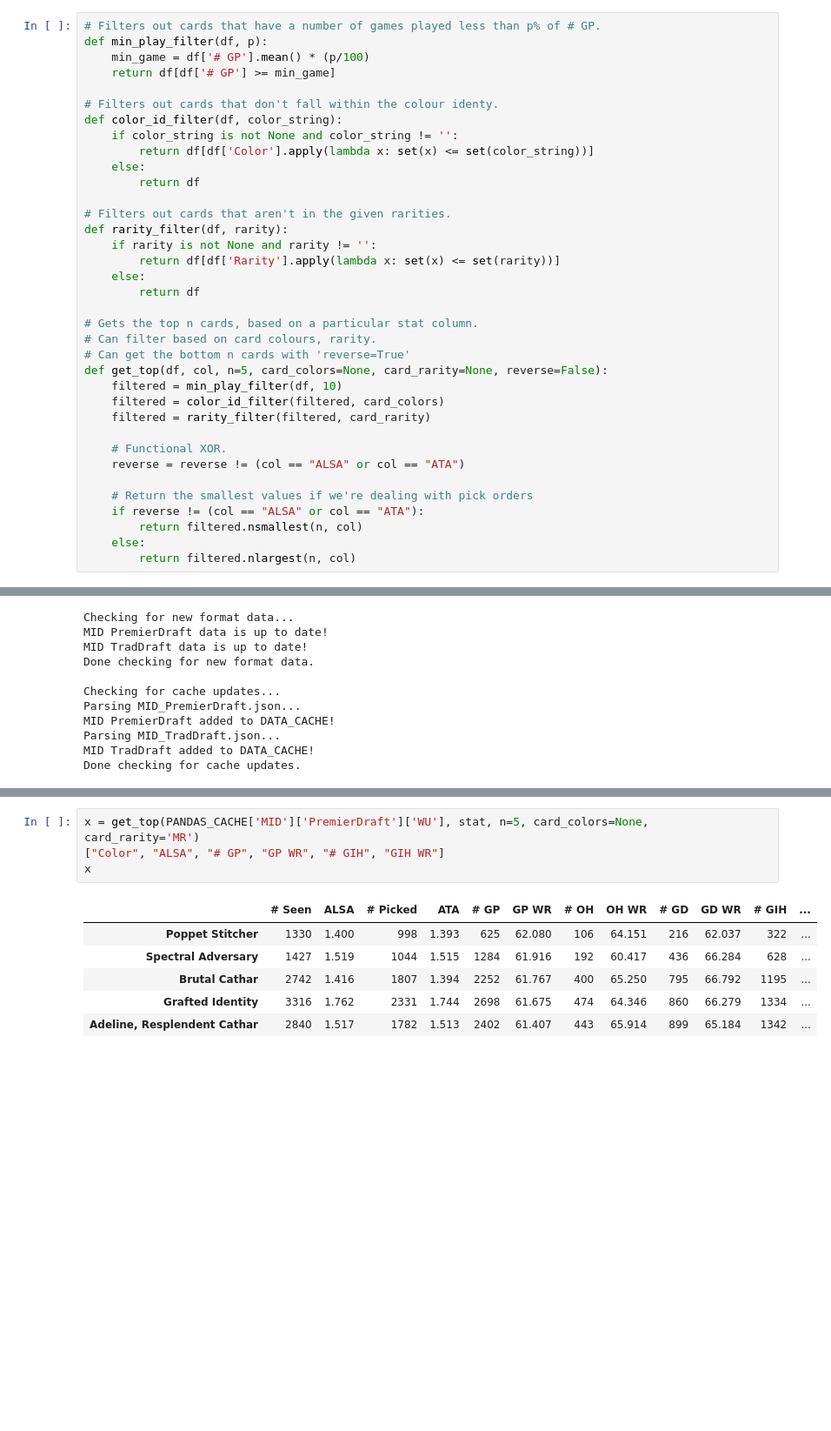
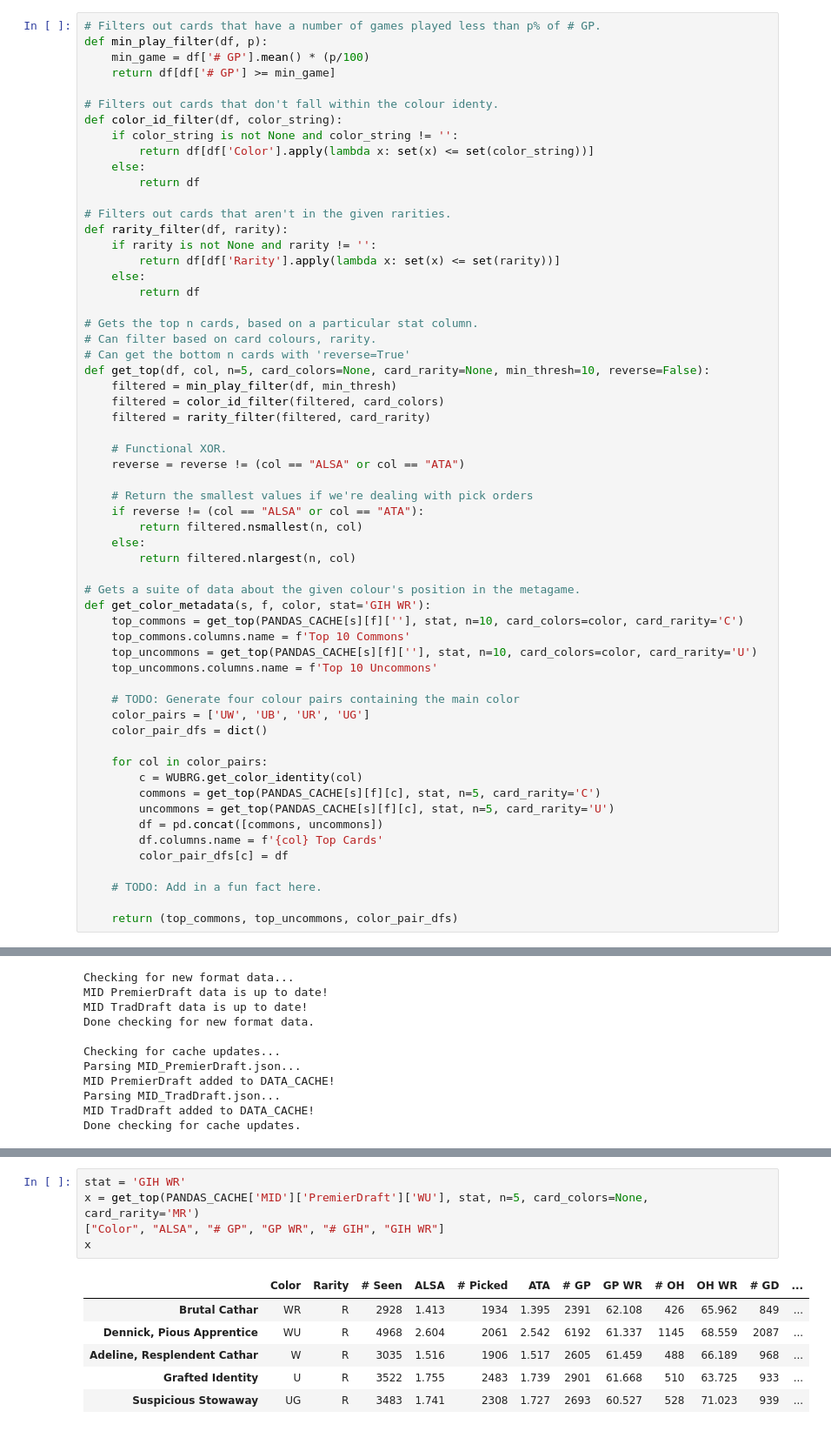
Before and after one commit to JasonYe4273/17lands-helper, a Jupyter notebook: Scratchpad.ipynb, the cells around one changed output, grey strips where cells are left out. Shown: that part at 87% size. Drawn from its saved outputs; the diff is of its cells as text; blank space fills up the shorter version.

Commit message:
Adding a function to get a colour's metagame data.

```diff
--- a/Scratchpad.ipynb
+++ b/Scratchpad.ipynb
@@ -40,8 +40,8 @@ def rarity_filter(df, rarity):
 # Gets the top n cards, based on a particular stat column.
 # Can filter based on card colours, rarity.
 # Can get the bottom n cards with 'reverse=True'
-def get_top(df, col, n=5, card_colors=None, card_rarity=None, reverse=False):
-    filtered = min_play_filter(df, 10)
+def get_top(df, col, n=5, card_colors=None, card_rarity=None, min_thresh=10, reverse=False):
+    filtered = min_play_filter(df, min_thresh)
     filtered = color_id_filter(filtered, card_colors)
     filtered = rarity_filter(filtered, card_rarity)
 
@@ -53,6 +53,29 @@ def get_top(df, col, n=5, card_colors=None, card_rarity=None, reverse=False):
         return filtered.nsmallest(n, col)
     else:
         return filtered.nlargest(n, col)
+
+# Gets a suite of data about the given colour's position in the metagame.
+def get_color_metadata(s, f, color, stat='GIH WR'):
+    top_commons = get_top(PANDAS_CACHE[s][f][''], stat, n=10, card_colors=color, card_rarity='C')
+    top_commons.columns.name = f'Top 10 Commons'
+    top_uncommons = get_top(PANDAS_CACHE[s][f][''], stat, n=10, card_colors=color, card_rarity='U')
+    top_uncommons.columns.name = f'Top 10 Uncommons'
+
+    # TODO: Generate four colour pairs containing the main color
+    color_pairs = ['UW', 'UB', 'UR', 'UG']
+    color_pair_dfs = dict()
+
+    for col in color_pairs:
+        c = WUBRG.get_color_identity(col)
+        commons = get_top(PANDAS_CACHE[s][f][c], stat, n=5, card_rarity='C')
+        uncommons = get_top(PANDAS_CACHE[s][f][c], stat, n=5, card_rarity='U')
+        df = pd.concat([commons, uncommons])
+        df.columns.name = f'{col} Top Cards'
+        color_pair_dfs[c] = df
+
+    # TODO: Add in a fun fact here.
+
+    return (top_commons, top_uncommons, color_pair_dfs)
 # %%
 def gt(x, y):  #Used for function pointer shenanigans
     return x > y
@@ -143,11 +189,12 @@ def filter_df(df, rarity, color):
 # %%
+stat = 'GIH WR'
 x = get_top(PANDAS_CACHE['MID']['PremierDraft']['WU'], stat, n=5, card_colors=None, card_rarity='MR')
 ["Color", "ALSA", "# GP", "GP WR", "# GIH", "GIH WR"]
 x
 # %% [output]
-|  | # Seen | ALSA | # Picked | ATA | # GP | GP WR | # OH | OH WR | # GD | GD WR | # GIH | ... |
-| Poppet Stitcher | 1330 | 1.400 | 998 | 1.393 | 625 | 62.080 | 106 | 64.151 | 216 | 62.037 | 322 | ... |
-| Spectral Adversary | 1427 | 1.519 | 1044 | 1.515 | 1284 | 61.916 | 192 | 60.417 | 436 | 66.284 | 628 | ... |
-| Brutal Cathar | 2742 | 1.416 | 1807 | 1.394 | 2252 | 61.767 | 400 | 65.250 | 795 | 66.792 | 1195 | ... |
-| Grafted Identity | 3316 | 1.762 | 2331 | 1.744 | 2698 | 61.675 | 474 | 64.346 | 860 | 66.279 | 1334 | ... |
-| Adeline, Resplendent Cathar | 2840 | 1.517 | 1782 | 1.513 | 2402 | 61.407 | 443 | 65.914 | 899 | 65.184 | 1342 | ... |
+|  | Color | Rarity | # Seen | ALSA | # Picked | ATA | # GP | GP WR | # OH | OH WR | # GD | ... |
+| Brutal Cathar | WR | R | 2928 | 1.413 | 1934 | 1.395 | 2391 | 62.108 | 426 | 65.962 | 849 | ... |
+| Dennick, Pious Apprentice | WU | R | 4968 | 2.604 | 2061 | 2.542 | 6192 | 61.337 | 1145 | 68.559 | 2087 | ... |
+| Adeline, Resplendent Cathar | W | R | 3035 | 1.516 | 1906 | 1.517 | 2605 | 61.459 | 488 | 66.189 | 968 | ... |
+| Grafted Identity | U | R | 3522 | 1.755 | 2483 | 1.739 | 2901 | 61.668 | 510 | 63.725 | 933 | ... |
+| Suspicious Stowaway | UG | R | 3483 | 1.741 | 2308 | 1.727 | 2693 | 60.527 | 528 | 71.023 | 939 | ... |
```
Also changed, not shown: parts of 14 cells of this notebook, 2 other files.
